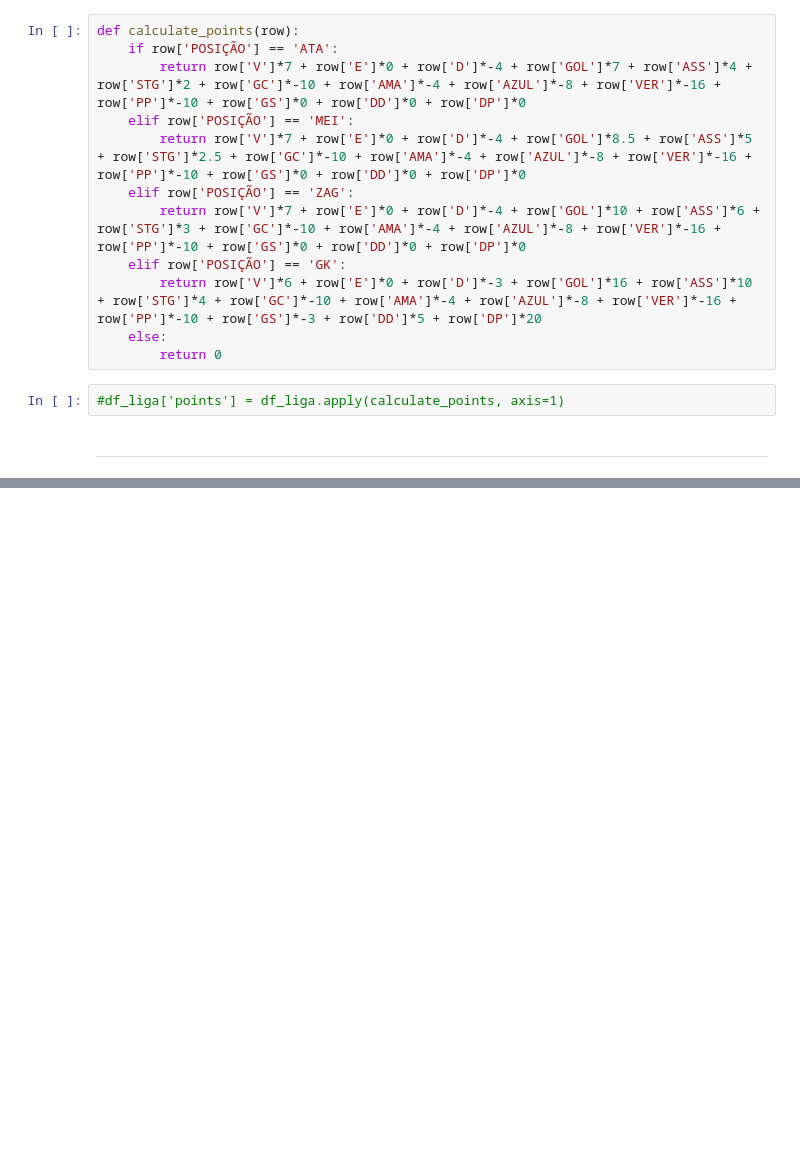
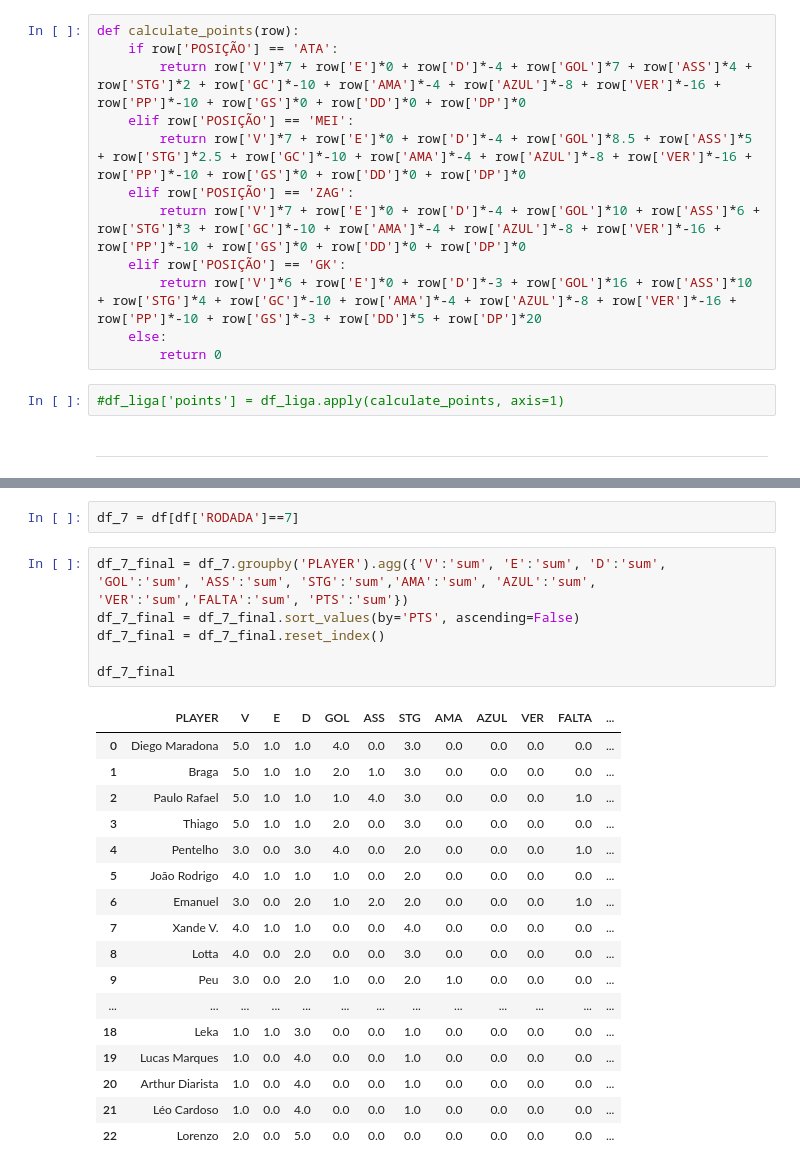
Before and after one commit to talesaraujoc/mr_league_2024, a Jupyter notebook: notebook_2024.ipynb, the cells around one changed output, grey strips where cells are left out. Cells and saved outputs as stored; diff of their text form; blank space fills up the shorter version.

```diff
--- a/notebook_2024.ipynb
+++ b/notebook_2024.ipynb
@@ -43,0 +62,26 @@ df_season_table
+# %%
+df_7 = df[df['RODADA']==7]
+# %%
+df_7_final = df_7.groupby('PLAYER').agg({'V':'sum', 'E':'sum', 'D':'sum', 'GOL':'sum', 'ASS':'sum', 'STG':'sum','AMA':'sum', 'AZUL':'sum', 'VER':'sum','FALTA':'sum', 'PTS':'sum'})
+df_7_final = df_7_final.sort_values(by='PTS', ascending=False)
+df_7_final = df_7_final.reset_index()
+
+df_7_final
+# %% [output]
+|  | PLAYER | V | E | D | GOL | ASS | STG | AMA | AZUL | VER | FALTA | ... |
+| 0 | Diego Maradona | 5.0 | 1.0 | 1.0 | 4.0 | 0.0 | 3.0 | 0.0 | 0.0 | 0.0 | 0.0 | ... |
+| 1 | Braga | 5.0 | 1.0 | 1.0 | 2.0 | 1.0 | 3.0 | 0.0 | 0.0 | 0.0 | 0.0 | ... |
+| 2 | Paulo Rafael | 5.0 | 1.0 | 1.0 | 1.0 | 4.0 | 3.0 | 0.0 | 0.0 | 0.0 | 1.0 | ... |
+| 3 | Thiago | 5.0 | 1.0 | 1.0 | 2.0 | 0.0 | 3.0 | 0.0 | 0.0 | 0.0 | 0.0 | ... |
+| 4 | Pentelho | 3.0 | 0.0 | 3.0 | 4.0 | 0.0 | 2.0 | 0.0 | 0.0 | 0.0 | 1.0 | ... |
+| 5 | João Rodrigo | 4.0 | 1.0 | 1.0 | 1.0 | 0.0 | 2.0 | 0.0 | 0.0 | 0.0 | 0.0 | ... |
+| 6 | Emanuel | 3.0 | 0.0 | 2.0 | 1.0 | 2.0 | 2.0 | 0.0 | 0.0 | 0.0 | 1.0 | ... |
+| 7 | Xande V. | 4.0 | 1.0 | 1.0 | 0.0 | 0.0 | 4.0 | 0.0 | 0.0 | 0.0 | 0.0 | ... |
+| 8 | Lotta | 4.0 | 0.0 | 2.0 | 0.0 | 0.0 | 3.0 | 0.0 | 0.0 | 0.0 | 0.0 | ... |
+| 9 | Peu | 3.0 | 0.0 | 2.0 | 1.0 | 0.0 | 2.0 | 1.0 | 0.0 | 0.0 | 0.0 | ... |
+| ... | ... | ... | ... | ... | ... | ... | ... | ... | ... | ... | ... | ... |
+| 18 | Leka | 1.0 | 1.0 | 3.0 | 0.0 | 0.0 | 1.0 | 0.0 | 0.0 | 0.0 | 0.0 | ... |
+| 19 | Lucas Marques | 1.0 | 0.0 | 4.0 | 0.0 | 0.0 | 1.0 | 0.0 | 0.0 | 0.0 | 0.0 | ... |
+| 20 | Arthur Diarista | 1.0 | 0.0 | 4.0 | 0.0 | 0.0 | 1.0 | 0.0 | 0.0 | 0.0 | 0.0 | ... |
+| 21 | Léo Cardoso | 1.0 | 0.0 | 4.0 | 0.0 | 0.0 | 1.0 | 0.0 | 0.0 | 0.0 | 0.0 | ... |
+| 22 | Lorenzo | 2.0 | 0.0 | 5.0 | 0.0 | 0.0 | 0.0 | 0.0 | 0.0 | 0.0 | 0.0 | ... |
```
Also changed, not shown: parts of 1 cell of this notebook.
